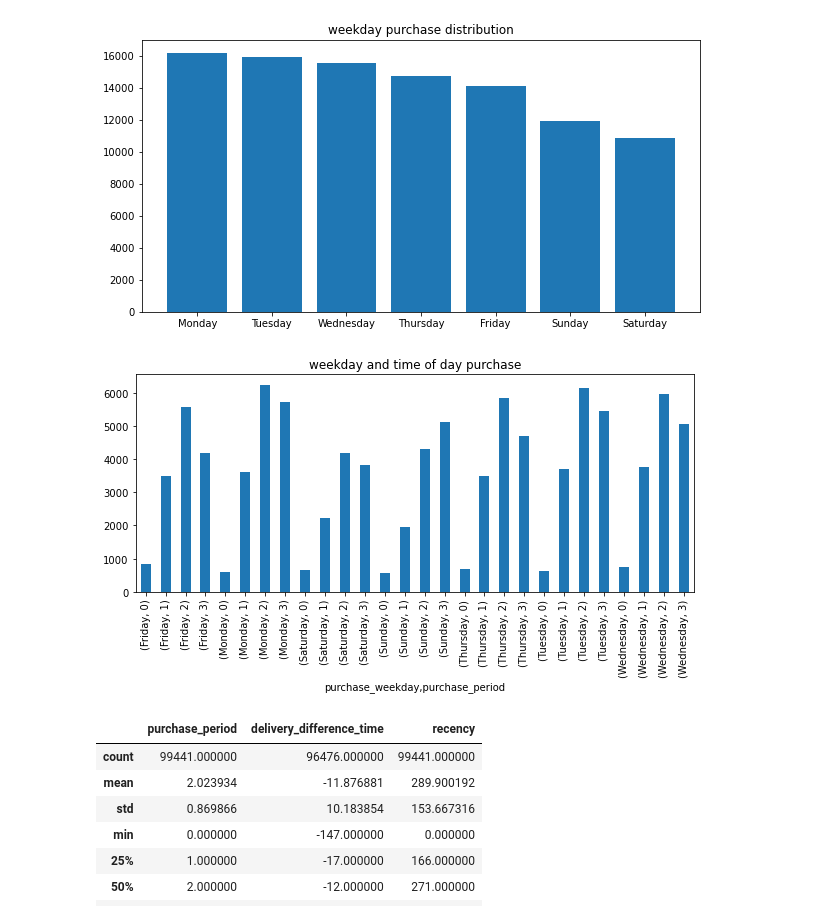
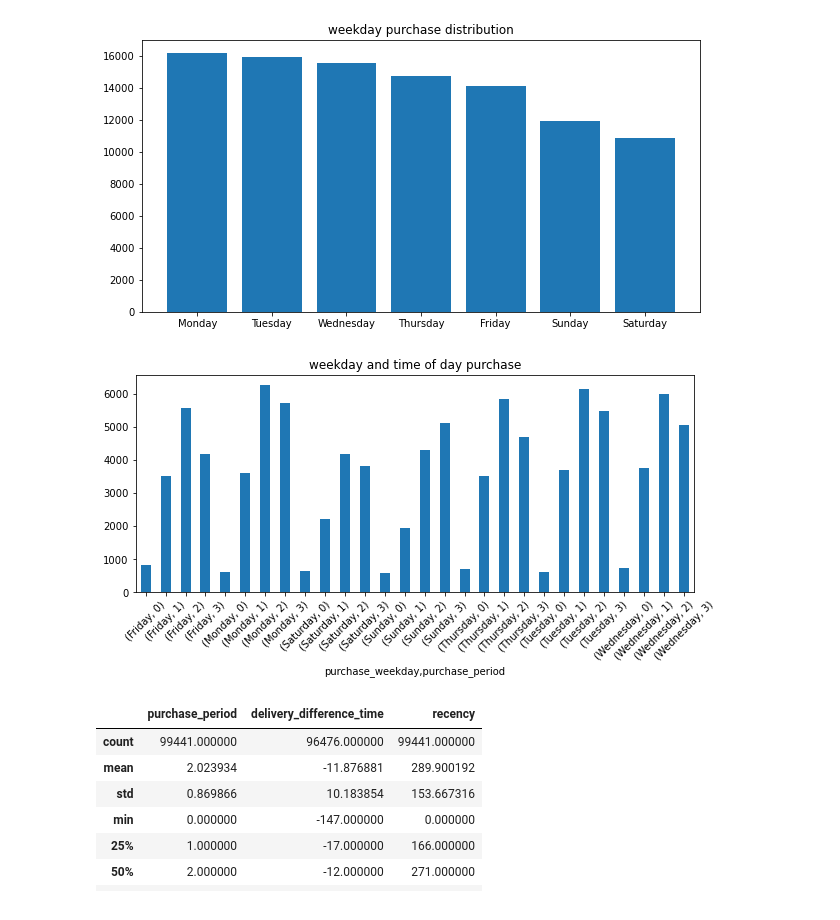
Before and after one commit to yhereng/OpenClassrooms, a Jupyter notebook: OC-P5/P5 - Segmentation Marketing - EDA.ipynb, the cells around one changed output. Cells and saved outputs as stored; diff of their text form; code cells hidden in the pictures.

```diff
--- a/OC-P5/P5 - Segmentation Marketing - EDA.ipynb
+++ b/OC-P5/P5 - Segmentation Marketing - EDA.ipynb
@@ -113,7 +143,8 @@ df_orders['purchase_period']=df_orders['order_purchase_timestamp'].dt.hour//6
 # %% [markdown]
 Difference between etimated delivery and actual delivery
 # %%
-df_orders['delivery_difference_time']=df_orders['order_delivered_customer_date']-df_orders['order_estimated_delivery_date']
+df_orders['delivery_difference_time'] = df_orders['order_delivered_customer_date'] - \
+    df_orders['order_estimated_delivery_date']
 # %%
 df_orders['delivery_difference_time'] = df_orders['delivery_difference_time'].dt.components['days']
 # %%
@@ -171,13 +202,15 @@ plt.show()
 # %% [output]
 [figure]
 # %%
-A = df_orders.groupby(['purchase_weekday','purchase_period']).count()['order_id']
+A = df_orders.groupby(['purchase_weekday', 'purchase_period']).count()[
+    'order_id']
 # %%
-A.plot.bar(x='count',figsize=(10,4))
+A.plot.bar(x='count', figsize=(10, 4))
 plt.title('weekday and time of day purchase')
+plt.xticks(rotation=45)
 plt.show()
 # %% [output]
-[figure, old version]
+[figure, new version]
 # %%
 df_orders.describe()
 # %% [output]
```
Also changed, not shown: parts of 50 cells of this notebook, 1 other file.
